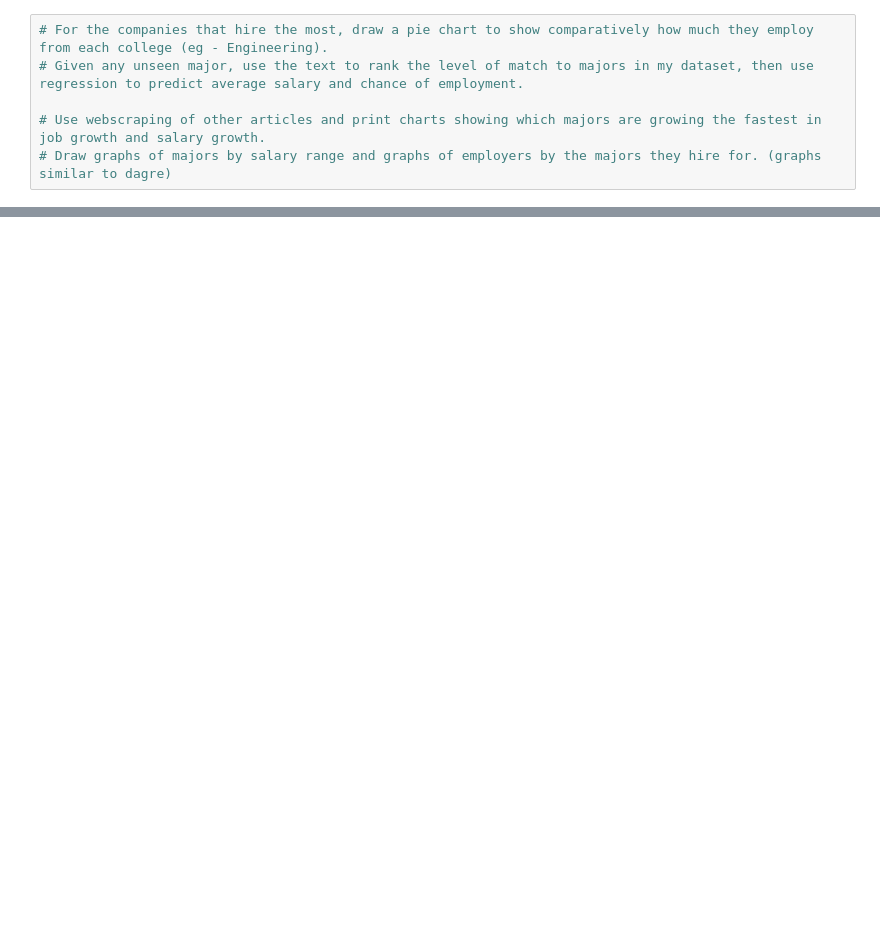
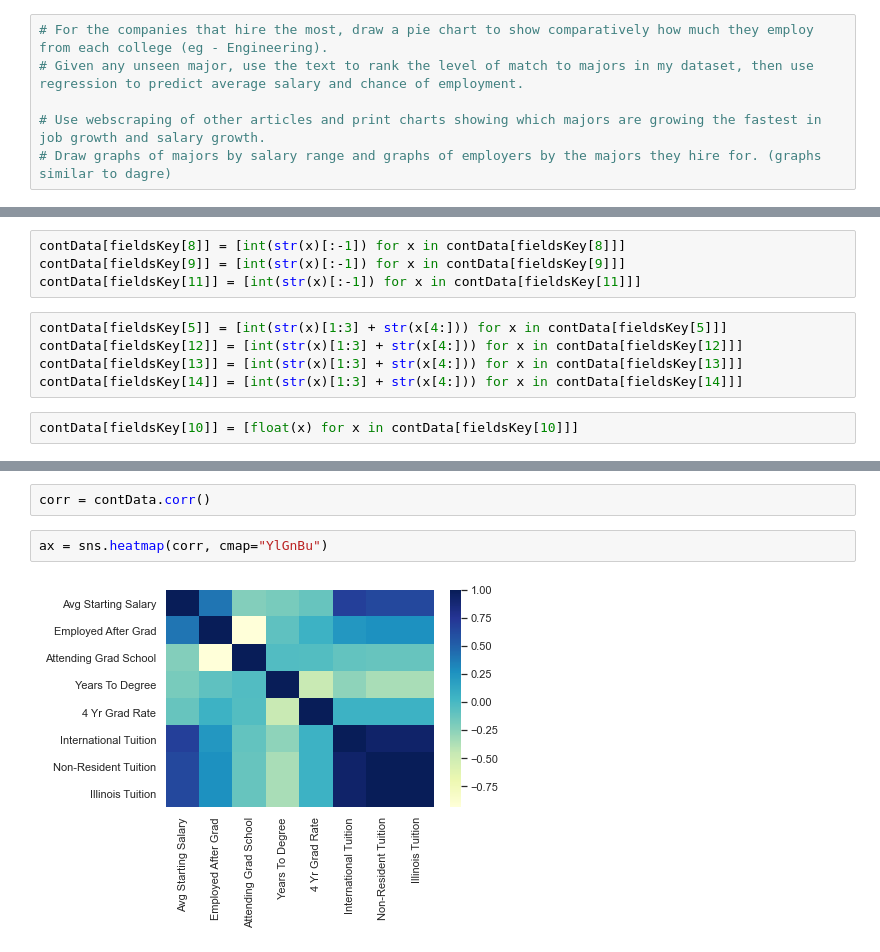
Before and after one commit to YashSukhwani/UIUC-Majors-Analysis, a Jupyter notebook: Job Info.ipynb, the cells around one changed output, grey strips where cells are left out. Saved outputs shown, nothing was run; the diff lists cells and outputs as text; blank space fills up the shorter version.

Commit message:
Drew Correlation Heat Map for Continuous Data

```diff
--- a/Job Info.ipynb
+++ b/Job Info.ipynb
@@ -352,0 +166,11 @@ info[0:8]
+# %%
+contData[fieldsKey[8]] = [int(str(x)[:-1]) for x in contData[fieldsKey[8]]]
+contData[fieldsKey[9]] = [int(str(x)[:-1]) for x in contData[fieldsKey[9]]]
+contData[fieldsKey[11]] = [int(str(x)[:-1]) for x in contData[fieldsKey[11]]]
+# %%
+contData[fieldsKey[5]] = [int(str(x)[1:3] + str(x[4:])) for x in contData[fieldsKey[5]]]
+contData[fieldsKey[12]] = [int(str(x)[1:3] + str(x[4:])) for x in contData[fieldsKey[12]]]
+contData[fieldsKey[13]] = [int(str(x)[1:3] + str(x[4:])) for x in contData[fieldsKey[13]]]
+contData[fieldsKey[14]] = [int(str(x)[1:3] + str(x[4:])) for x in contData[fieldsKey[14]]]
+# %%
+contData[fieldsKey[10]] = [float(x) for x in contData[fieldsKey[10]]]
@@ -352,0 +193,6 @@ info[0:8]
+# %%
+corr = contData.corr()
+# %%
+ax = sns.heatmap(corr, cmap="YlGnBu")
+# %% [output]
+[figure, added]
```
Also changed, not shown: parts of 26 cells of this notebook.
